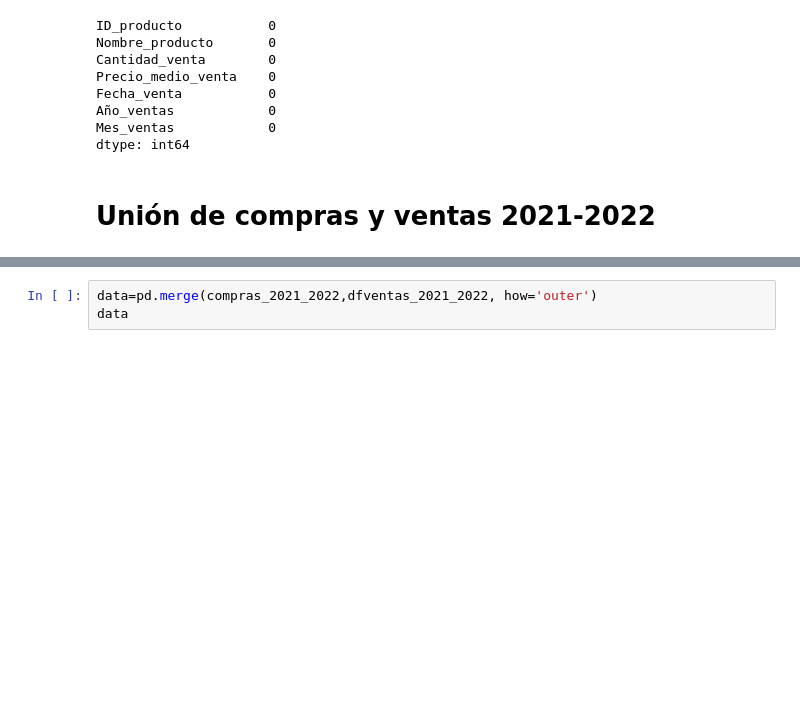
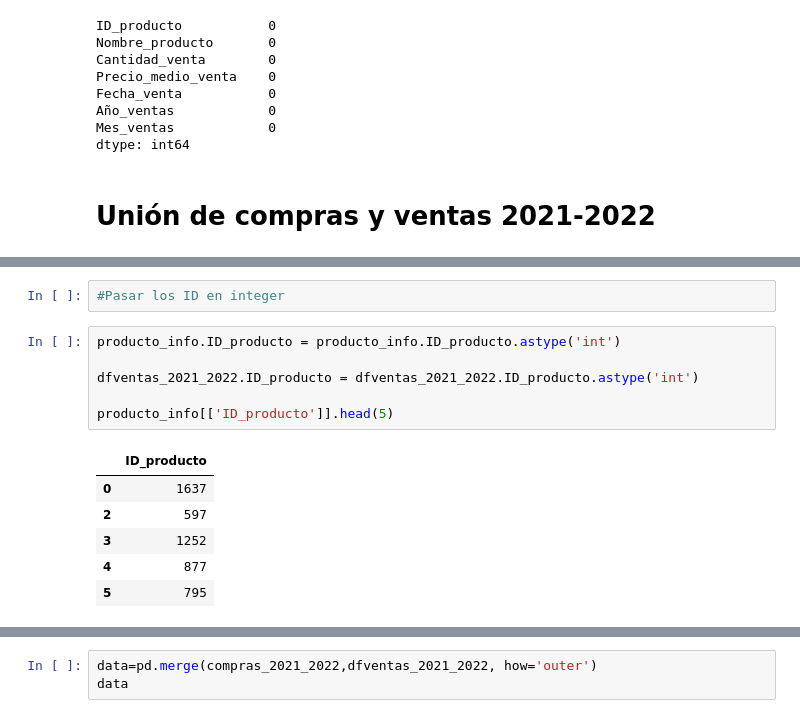
Before and after one commit to Factoria-F5-AI-Bootcamp-1-Edicion/osa_analysis, a Jupyter notebook: 2. Data_Engineer_Ventas_LaOsa.ipynb, the cells around one changed output, grey strips where cells are left out. Drawn from its saved outputs; the diff is of its cells as text; blank space fills up the shorter version.

```diff
--- a/2. Data_Engineer_Ventas_LaOsa.ipynb
+++ b/2. Data_Engineer_Ventas_LaOsa.ipynb
@@ -1366,0 +1438,15 @@ dtype: int64
+# %%
+#Pasar los ID en integer
+# %%
+producto_info.ID_producto = producto_info.ID_producto.astype('int')
+
+dfventas_2021_2022.ID_producto = dfventas_2021_2022.ID_producto.astype('int')
+
+producto_info[['ID_producto']].head(5)
+# %% [output]
+|  | ID_producto |
+| 0 | 1637 |
+| 2 | 597 |
+| 3 | 1252 |
+| 4 | 877 |
+| 5 | 795 |
```
Also changed, not shown: parts of 16 cells of this notebook, 3 other files.
